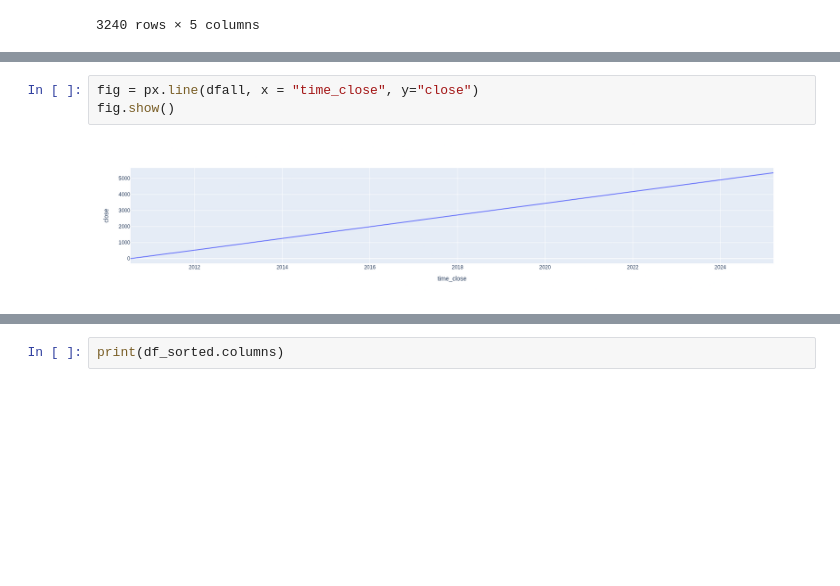
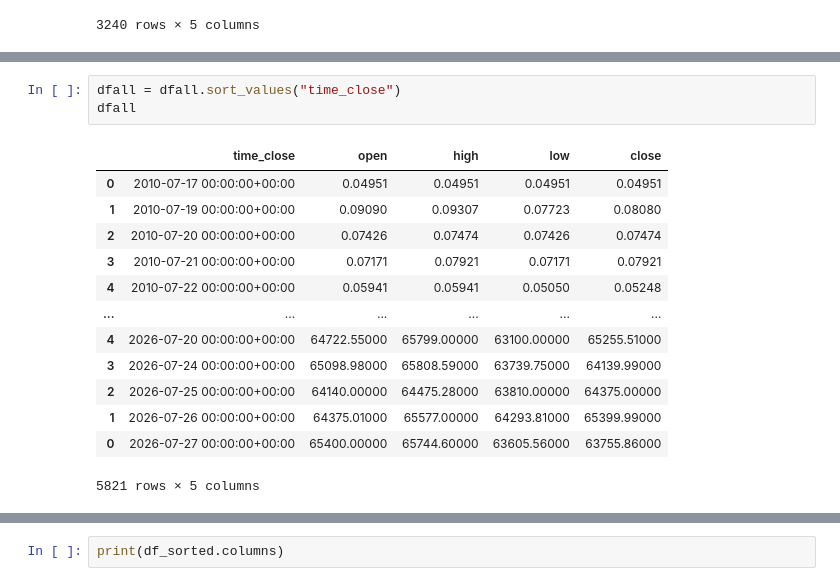
Before and after one commit to Joaosadi/dashcrypto, a Jupyter notebook: tablefixing.ipynb, the cells around one changed output, grey strips where cells are left out. Saved outputs shown, nothing was run; the diff lists cells and outputs as text; blank space fills up the shorter version.

```diff
--- a/tablefixing.ipynb
+++ b/tablefixing.ipynb
@@ -55,8 +70,20 @@ dfall = dfall.drop_duplicates(subset=['time_close'])
 # %%
-fig = px.line(dfall, x = "time_close", y="close")
-fig.show()
+dfall = dfall.sort_values("time_close")
+dfall
 # %% [output]
-[figure, removed]
+|  | time_close | open | high | low | close |
+| 0 | 2010-07-17 00:00:00+00:00 | 0.04951 | 0.04951 | 0.04951 | 0.04951 |
+| 1 | 2010-07-19 00:00:00+00:00 | 0.09090 | 0.09307 | 0.07723 | 0.08080 |
+| 2 | 2010-07-20 00:00:00+00:00 | 0.07426 | 0.07474 | 0.07426 | 0.07474 |
+| 3 | 2010-07-21 00:00:00+00:00 | 0.07171 | 0.07921 | 0.07171 | 0.07921 |
+| 4 | 2010-07-22 00:00:00+00:00 | 0.05941 | 0.05941 | 0.05050 | 0.05248 |
+| ... | ... | ... | ... | ... | ... |
+| 4 | 2026-07-20 00:00:00+00:00 | 64722.55000 | 65799.00000 | 63100.00000 | 65255.51000 |
+| 3 | 2026-07-24 00:00:00+00:00 | 65098.98000 | 65808.59000 | 63739.75000 | 64139.99000 |
+| 2 | 2026-07-25 00:00:00+00:00 | 64140.00000 | 64475.28000 | 63810.00000 | 64375.00000 |
+| 1 | 2026-07-26 00:00:00+00:00 | 64375.01000 | 65577.00000 | 64293.81000 | 65399.99000 |
+| 0 | 2026-07-27 00:00:00+00:00 | 65400.00000 | 65744.60000 | 63605.56000 | 63755.86000 |
+5821 rows × 5 columns
 # %%
 df_sorted = dfall.sort_values(by="time_close")
 df_sorted['close'] = pd.to_numeric(
```
Also changed, not shown: parts of 5 cells of this notebook, 3 other files.
